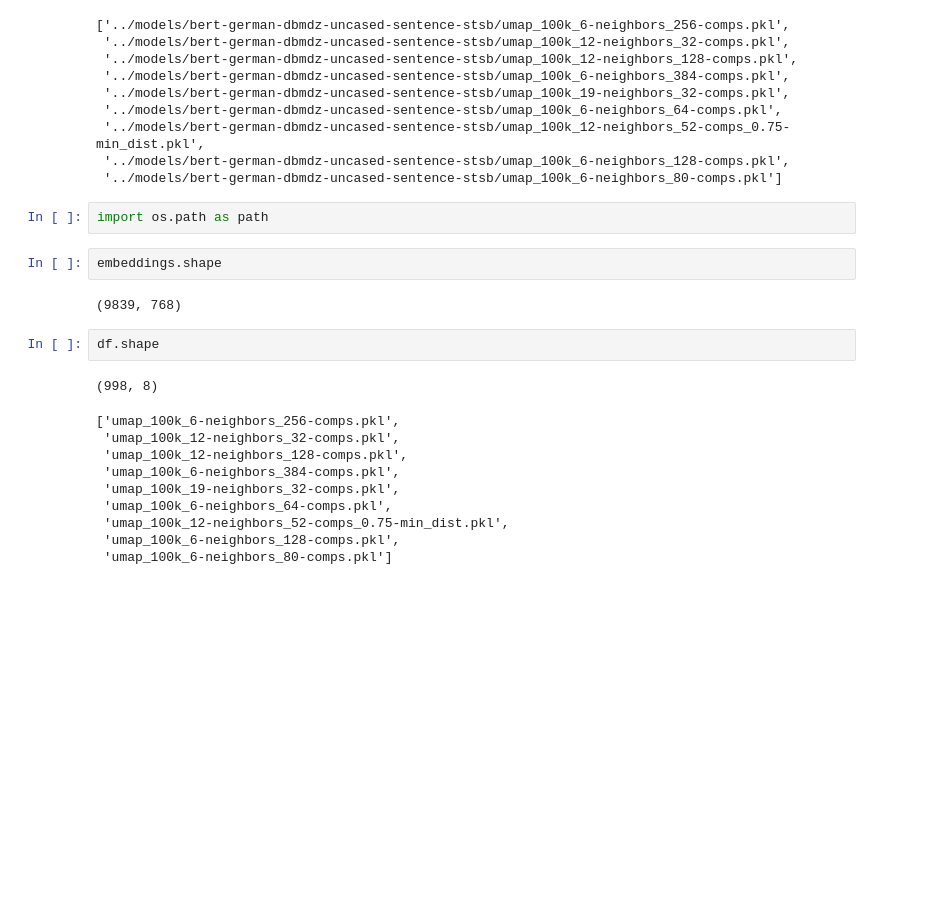
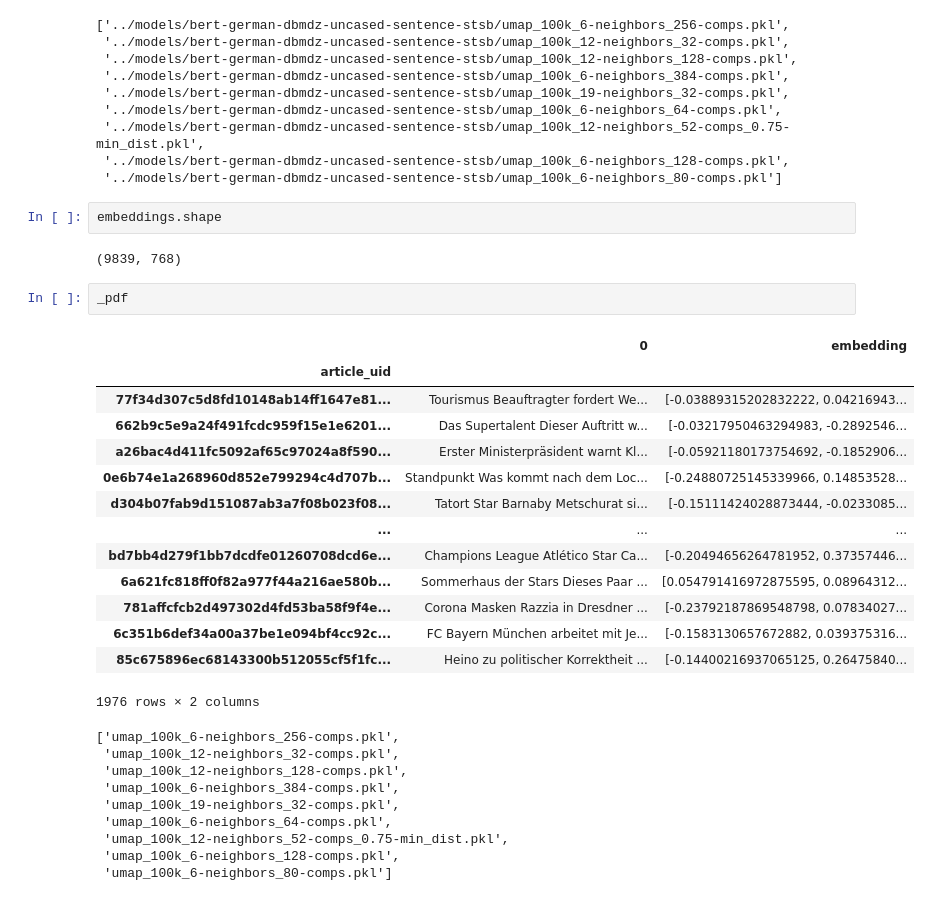
Before and after one commit to spring-media/ci-topic-thunder, a Jupyter notebook: notebooks/BertTopic_Presentation.ipynb, the cells around one changed output. Saved outputs shown, nothing was run; the diff lists cells and outputs as text; blank space fills up the shorter version.

```diff
--- a/notebooks/BertTopic_Presentation.ipynb
+++ b/notebooks/BertTopic_Presentation.ipynb
@@ -234,16 +238,27 @@ NIZZA =np.array(_pdf.loc["65f65b24d9b4530204775aa8d56eb3a0ad8e1be20e8f756c003684
  '../models/bert-german-dbmdz-uncased-sentence-stsb/umap_100k_12-neighbors_52-comps_0.75-min_dist.pkl',
  '../models/bert-german-dbmdz-uncased-sentence-stsb/umap_100k_6-neighbors_128-comps.pkl',
  '../models/bert-german-dbmdz-uncased-sentence-stsb/umap_100k_6-neighbors_80-comps.pkl']
-# %%
-import os.path as path
 # %%
 embeddings.shape
 # %% [output]
 (9839, 768)
-# %%
-df.shape
-# %% [output]
-(998, 8)
+# %%
+_pdf
+# %% [output]
+|  | 0 | embedding |
+| article_uid |  |  |
+| 77f34d307c5d8fd10148ab14ff1647e81... | Tourismus Beauftragter fordert We... | [-0.03889315202832222, 0.04216943... |
+| 662b9c5e9a24f491fcdc959f15e1e6201... | Das Supertalent Dieser Auftritt w... | [-0.03217950463294983, -0.2892546... |
+| a26bac4d411fc5092af65c97024a8f590... | Erster Ministerpräsident warnt Kl... | [-0.05921180173754692, -0.1852906... |
+| 0e6b74e1a268960d852e799294c4d707b... | Standpunkt Was kommt nach dem Loc... | [-0.24880725145339966, 0.14853528... |
+| d304b07fab9d151087ab3a7f08b023f08... | Tatort Star Barnaby Metschurat si... | [-0.15111424028873444, -0.0233085... |
+| ... | ... | ... |
+| bd7bb4d279f1bb7dcdfe01260708dcd6e... | Champions League Atlético Star Ca... | [-0.20494656264781952, 0.37357446... |
+| 6a621fc818ff0f82a977f44a216ae580b... | Sommerhaus der Stars Dieses Paar ... | [0.054791416972875595, 0.08964312... |
+| 781affcfcb2d497302d4fd53ba58f9f4e... | Corona Masken Razzia in Dresdner ... | [-0.23792187869548798, 0.07834027... |
+| 6c351b6def34a00a37be1e094bf4cc92c... | FC Bayern München arbeitet mit Je... | [-0.1583130657672882, 0.039375316... |
+| 85c675896ec68143300b512055cf5f1fc... | Heino zu politischer Korrektheit ... | [-0.14400216937065125, 0.26475840... |
+1976 rows × 2 columns
 # %%
 # %% [output]
 ['umap_100k_6-neighbors_256-comps.pkl',
```
Also changed, not shown: parts of 5 cells of this notebook, 3 other files.
